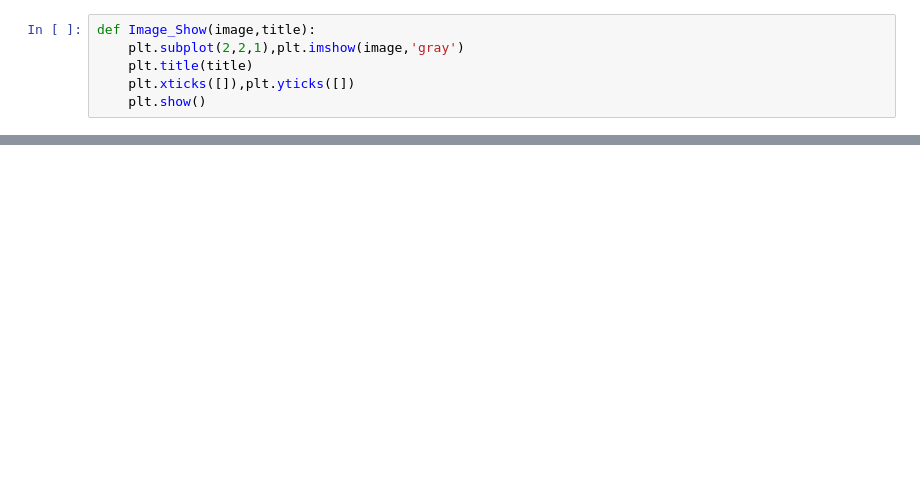
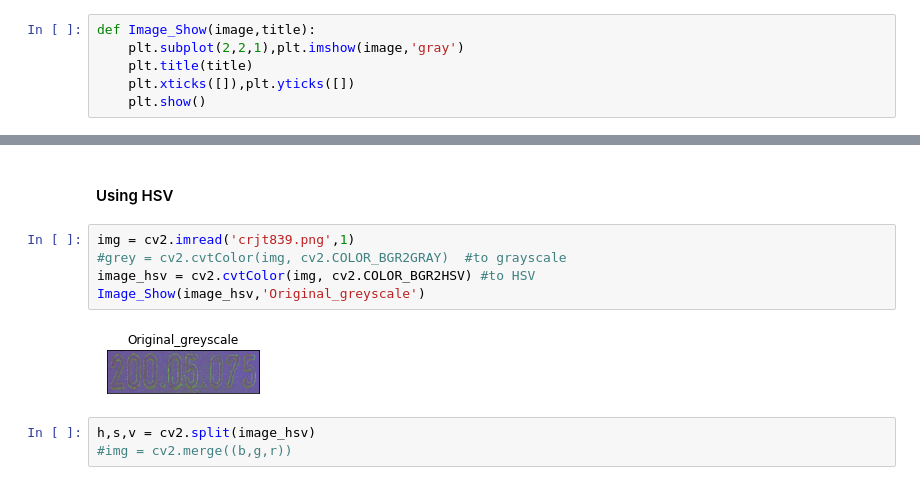
Before and after one commit to kiranpjclement/Image-Preprocessing, a Jupyter notebook: Segmenting_with_column_pixel_value.ipynb, the cells around one changed output, grey strips where cells are left out. Saved outputs shown, nothing was run; the diff lists cells and outputs as text; blank space fills up the shorter version.

```diff
--- a/Segmenting_with_column_pixel_value.ipynb
+++ b/Segmenting_with_column_pixel_value.ipynb
@@ -15,0 +89,12 @@ import seaborn as sns
+# %% [markdown]
+#### Using HSV
+# %%
+img = cv2.imread('crjt839.png',1)
+#grey = cv2.cvtColor(img, cv2.COLOR_BGR2GRAY)  #to grayscale
+image_hsv = cv2.cvtColor(img, cv2.COLOR_BGR2HSV) #to HSV
+Image_Show(image_hsv,'Original_greyscale')
+# %% [output]
+[figure, added]
+# %%
+h,s,v = cv2.split(image_hsv)
+#img = cv2.merge((b,g,r))
```
Also changed, not shown: parts of 19 cells of this notebook.
